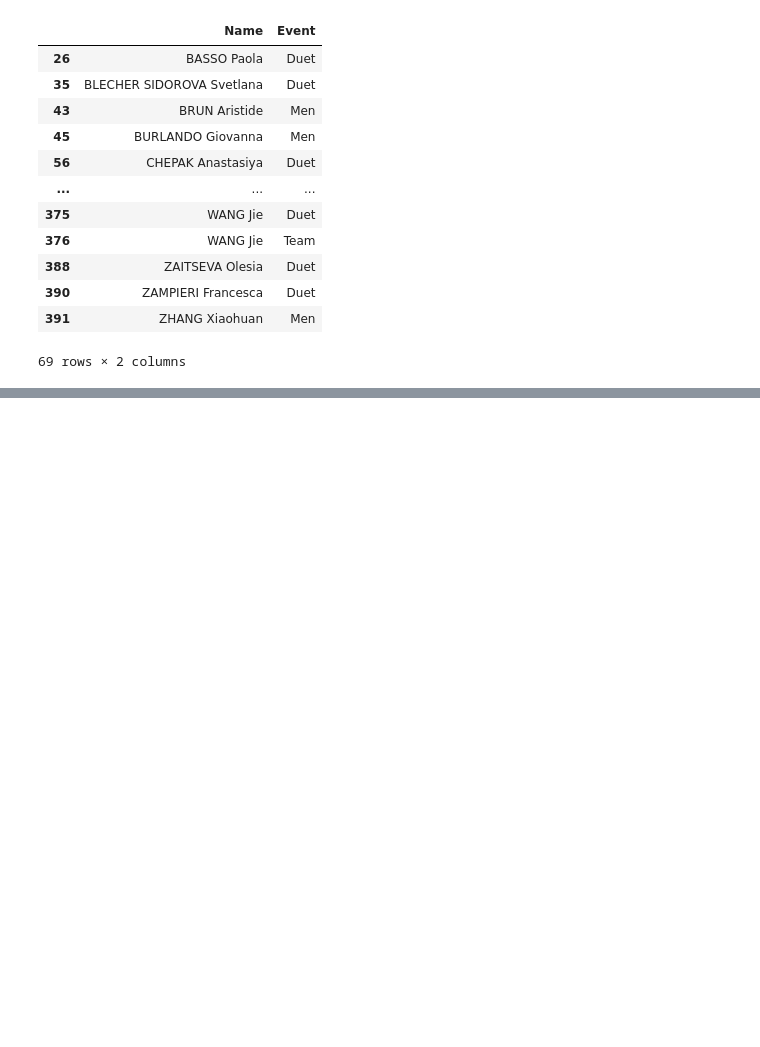
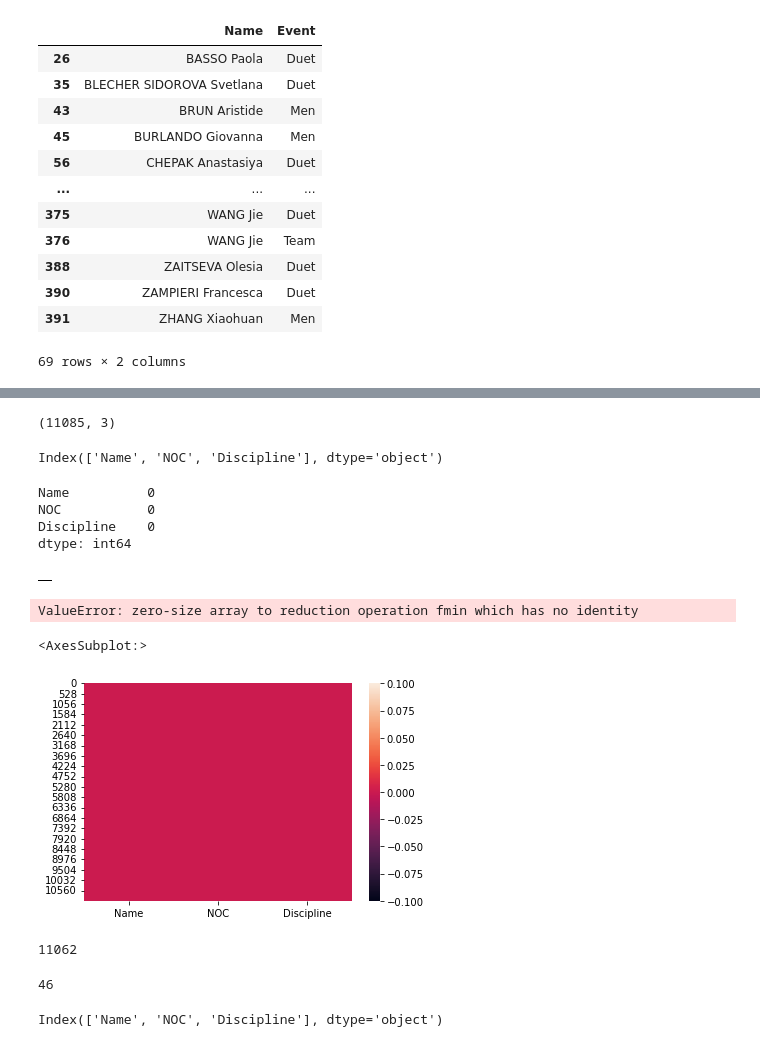
Before and after one commit to ankittrajj/Python_with_DATA_Analysis, a Jupyter notebook: DA_PROJECT(OLYMPICS_DATASET).ipynb, the cells around one changed output, grey strips where cells are left out. Drawn from its saved outputs; the diff is of its cells as text; code cells hidden in the pictures; blank space fills up the shorter version.

```diff
--- a/DA_PROJECT(OLYMPICS_DATASET).ipynb
+++ b/DA_PROJECT(OLYMPICS_DATASET).ipynb
@@ -282,3 +283,5 @@ df[df['Discipline']=='Artistic Swimming'][['Name','Event']]
 | 390 | ZAMPIERI Francesca | Duet |
 | 391 | ZHANG Xiaohuan | Men |
 69 rows × 2 columns
+# %%
+df1 = pd.read_excel(r"C:\Users\ddugky\Downloads\Olymic_data\Athletes.xlsx")
@@ -284,0 +317,28 @@ df[df['Discipline']=='Artistic Swimming'][['Name','Event']]
+# %%
+df1.shape
+# %% [output]
+(11085, 3)
+# %%
+df1.columns
+# %% [output]
+Index(['Name', 'NOC', 'Discipline'], dtype='object')
+# %%
+df1.isnull().sum()
+# %% [output]
+Name          0
+NOC           0
+Discipline    0
+dtype: int64
+# %%
+df1.corr()
+# %% [output]
+|  |
+# %%
+sns.heatmap(df1.corr())
+# %% [output]
+ValueError: zero-size array to reduction operation fmin which has no identity
+# %%
+sns.heatmap(df1.isnull())
+# %% [output]
+<AxesSubplot:>
+[figure, added]
@@ -284,0 +348,4 @@ df[df['Discipline']=='Artistic Swimming'][['Name','Event']]
+# %%
+unique_count_of_pariticipants
+# %% [output]
+11062
@@ -284,0 +355,8 @@ df[df['Discipline']=='Artistic Swimming'][['Name','Event']]
+# %%
+variety_of_dis
+# %% [output]
+46
+# %%
+df1.columns
+# %% [output]
+Index(['Name', 'NOC', 'Discipline'], dtype='object')
```
Also changed, not shown: parts of 44 cells of this notebook.
